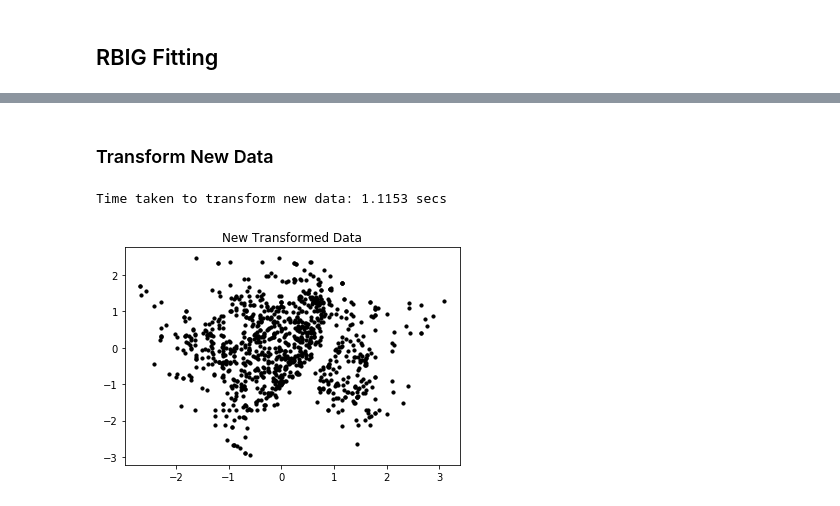
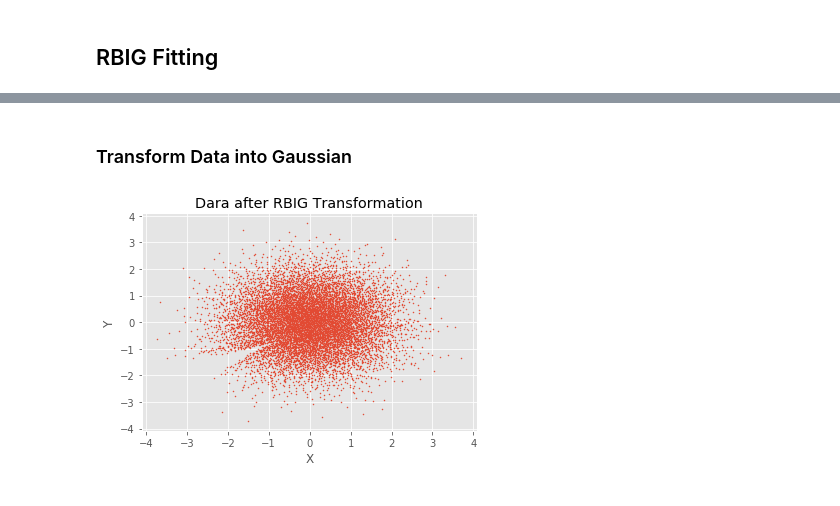
Before and after one commit to IPL-UV/rbig, a Jupyter notebook: src/rbig_demo.ipynb, the cells around one changed output, grey strips where cells are left out. Drawn from its saved outputs; the diff is of its cells as text; code cells hidden in the pictures.

```diff
--- a/src/rbig_demo.ipynb
+++ b/src/rbig_demo.ipynb
@@ -68,16 +41,24 @@ Time taken to fit RBIG Model to data: 10.0801 secs
+# %%
+n_layers = 50
+rotation_type = 'PCA'
+random_state = 123
+
+# Initialize RBIG class
+rbig_model = RBIG(n_layers=n_layers, rotation_type=rotation_type, random_state=random_state)
+
+# fit model to the data
+rbig_model.fit(data);
 # %% [markdown]
-### Transform New Data
+### Transform Data into Gaussian
-# %%
-# transform the test data
-t0 = time()
-
-x_test_transformed = RBIG_model.transform(x_test)
-
-t1 = time() - t0
-print('Time taken to transform new data: {:.4f} secs'.format(t1))
-
-# plot the data
-plot_toydata(x_test_transformed, 'New Transformed Data')
-# %% [output]
-Time taken to transform new data: 1.1153 secs
-[figure, removed]
+# %%
+# transform data
+data_trans = rbig_model.transform(data)
+
+fig, ax = plt.subplots()
+ax.scatter(data_trans[:, 0], data_trans[:, 1], s=1)
+ax.set_xlabel('X')
+ax.set_ylabel('Y')
+ax.set_title('Dara after RBIG Transformation')
+plt.show()
+# %% [output]
+[figure, added]
```
Also changed, not shown: parts of 22 cells of this notebook, 3 other files.
